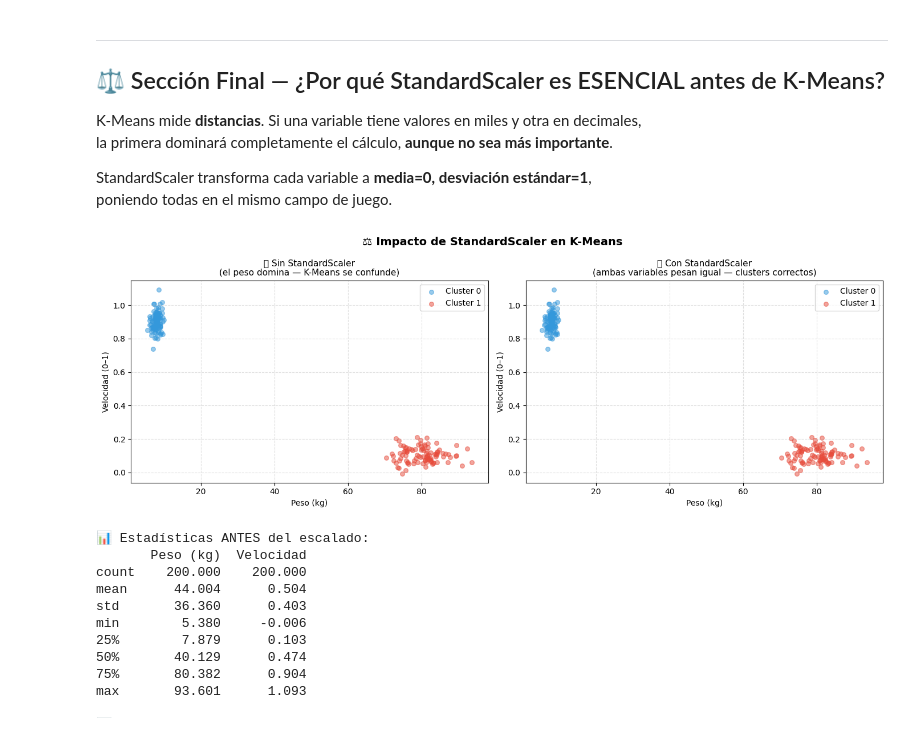
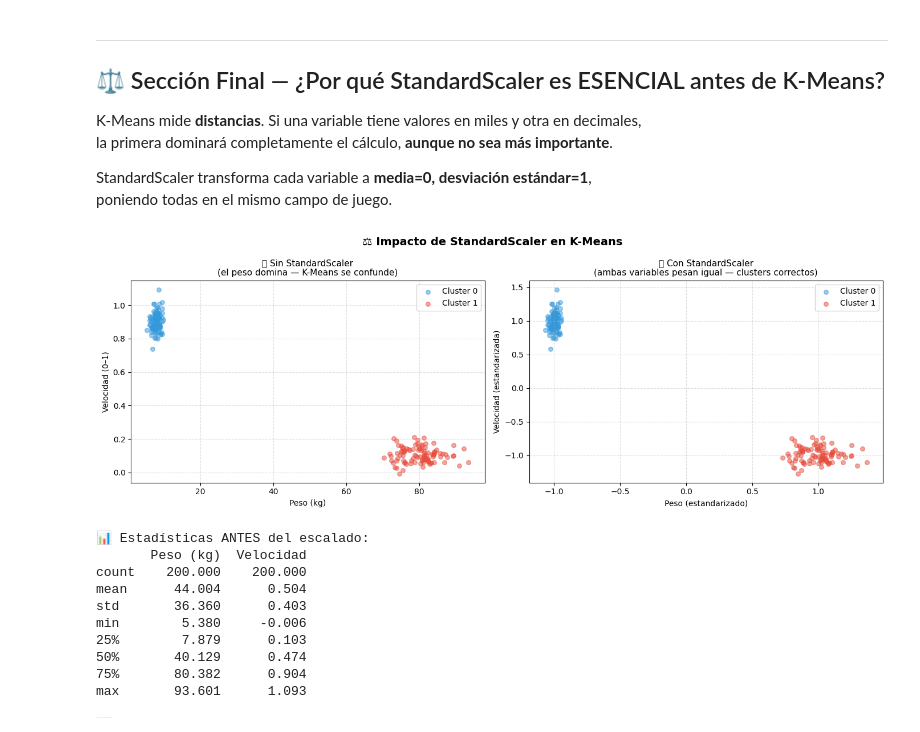
Before and after one commit to MajoRodri/KMeansClass, a Jupyter notebook: notebooks/KMeans_PokemonSolutions.ipynb, the cells around one changed output. Saved outputs shown, nothing was run; the diff lists cells and outputs as text; code cells hidden in the pictures.

Commit message:
Fix StandardScaler visualization bug in scaler-demo cell

```diff
--- a/notebooks/KMeans_PokemonSolutions.ipynb
+++ b/notebooks/KMeans_PokemonSolutions.ipynb
@@ -490,38 +490,41 @@ velocidad = np.concatenate([np.random.normal(0.9, 0.05, n),  # Español: rápido
 X_demo = np.column_stack([peso, velocidad])
 
 # Español: K-Means SIN escalar
 # English: K-Means WITHOUT scaling
 km_sin  = KMeans(n_clusters=2, random_state=42, n_init=10).fit(X_demo)
 
 # Español: K-Means CON escalar
 # English: K-Means WITH scaling
 scaler  = StandardScaler()
 X_scaled_demo = scaler.fit_transform(X_demo)
 km_con  = KMeans(n_clusters=2, random_state=42, n_init=10).fit(X_scaled_demo)
 
 fig, axes = plt.subplots(1, 2, figsize=(14, 5))
 
-for ax, labels_plot, km_plot, titulo in zip(
+for ax, labels_plot, X_plot, km_plot, xlabel, ylabel, titulo in zip(
         axes,
         [km_sin.labels_, km_con.labels_],
+        [X_demo, X_scaled_demo],
         [km_sin, km_con],
+        ['Peso (kg)', 'Peso (estandarizado)'],
+        ['Velocidad (0–1)', 'Velocidad (estandarizada)'],
         ['❌ Sin StandardScaler\n(el peso domina — K-Means se confunde)',
          '✅ Con StandardScaler\n(ambas variables pesan igual — clusters correctos)']):
 
     for k, color in zip([0, 1], ['#3498DB', '#E74C3C']):
         mask = labels_plot == k # Español: Máscara para seleccionar puntos del cluster k; English: Mask to select points of cluster k
-        ax.scatter(X_demo[mask, 0], X_demo[mask, 1],
+        ax.scatter(X_plot[mask, 0], X_plot[mask, 1],
                    color=color, alpha=0.5, s=30, label=f'Cluster {k}')
     ax.set_title(titulo, fontsize=11)
-    ax.set_xlabel('Peso (kg)')
-    ax.set_ylabel('Velocidad (0–1)')
+    ax.set_xlabel(xlabel)
+    ax.set_ylabel(ylabel)
     ax.legend(); ax.grid(True, linestyle='--', alpha=0.4)
 
 plt.suptitle('⚖️ Impacto de StandardScaler en K-Means', fontsize=14, fontweight='bold')
 plt.tight_layout()
 plt.show()
 # %% [output]
-[figure, old version]
+[figure, new version]
 # %%
 # ── Visualización del efecto del scaler sobre los datos ───────────────────
 # Visualization of the scaler's effect on the data
```
Also changed, not shown: parts of 1 cell of this notebook, 2 other files.
